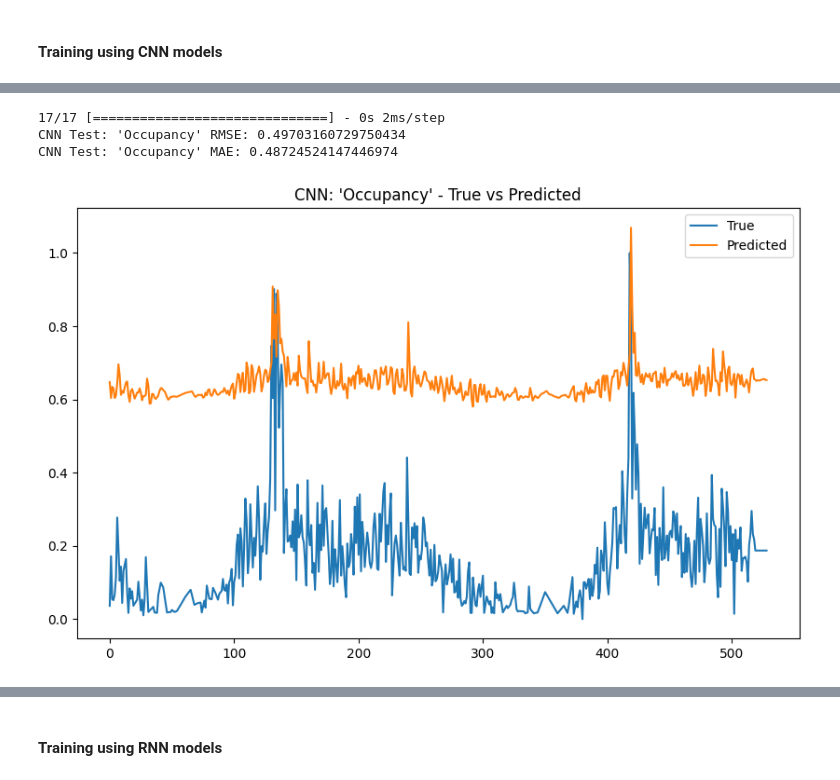
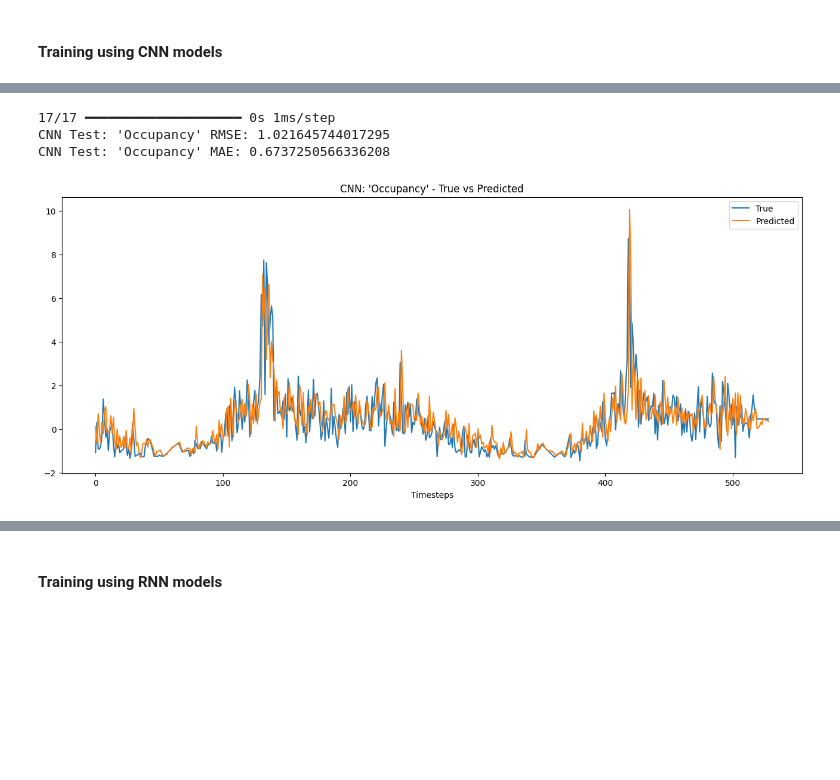
Before and after one commit to spate738/AISE4010-Group7-Project, a Jupyter notebook: realTraffic.ipynb, the cells around one changed output, grey strips where cells are left out. Cells and saved outputs as stored; diff of their text form; code cells hidden in the pictures; blank space fills up the shorter version.

```diff
--- a/realTraffic.ipynb
+++ b/realTraffic.ipynb
@@ -45,8 +67,8 @@ timestamp
 [figure]
 # %%
 # Load TravelTime dataset
-df_t1 = pd.read_csv('TravelTime_387.csv').rename(columns={'value':'Travel Time'})
-df_t2 = pd.read_csv('TravelTime_451.csv').rename(columns={'value':'Travel Time'})
+df_t1 = pd.read_csv(dir+'TravelTime_387.csv').rename(columns={'value':'Travel Time'})
+df_t2 = pd.read_csv(dir+'TravelTime_451.csv').rename(columns={'value':'Travel Time'})
 
 # Set index
 df_t1['timestamp'] = pd.to_datetime(df_t1['timestamp'])   # to datetime
@@ -73,9 +95,9 @@ timestamp
 [figure]
 # %%
 # Load speed dataset
-df_s1 = pd.read_csv('speed_6005.csv').rename(columns={'value':'Speed'})
-df_s2 = pd.read_csv('speed_t4013.csv').rename(columns={'value':'Speed'})
-df_s3 = pd.read_csv('speed_7578.csv').rename(columns={'value':'Speed'})
+df_s1 = pd.read_csv(dir+'speed_6005.csv').rename(columns={'value':'Speed'})
+df_s2 = pd.read_csv(dir+'speed_t4013.csv').rename(columns={'value':'Speed'})
+df_s3 = pd.read_csv(dir+'speed_7578.csv').rename(columns={'value':'Speed'})
 
 # Set index
 df_s1['timestamp'] = pd.to_datetime(df_s1['timestamp'])   # to datetime
@@ -122,7 +146,7 @@ data = data_t4013['2015-09-08 12':]  # take only data after certain date
 
 
 # Plot data before resampling
-plt.figure(figsize=(16,8))
+plt.figure(figsize=(16,6))
 plt.subplot(2,1,1)
 data['Speed'].plot(title='Intersection_t4013, before and after preprocess')#, ylabel='(different for each variable)')
 data['Occupancy'].plot()
@@ -136,11 +160,11 @@ data = data.interpolate()
 
 data['Travel Time'] = data['Travel Time'].bfill()   # special case where Travel Time has few initial data points missing
 
-# Normalize each variable using ________(MinMax)_________
-scaler = MinMaxScaler()
-data['Speed'] = scaler.fit_transform(data[['Speed']])
-data['Occupancy'] = scaler.fit_transform(data[['Occupancy']])
-data['Travel Time'] = scaler.fit_transform(data[['Travel Time']])
+# Normalize each variable using StandardScaler
+scaler_s, scaler_o, scaler_t = StandardScaler(), StandardScaler(), StandardScaler()
+data['Speed'] = scaler_s.fit_transform(data[['Speed']])
+data['Occupancy'] = scaler_o.fit_transform(data[['Occupancy']])
+data['Travel Time'] = scaler_t.fit_transform(data[['Travel Time']])
 
 
 # Plot data after preprocessing
@@ -228,12 +264,13 @@ model_CNN = Sequential([
     Dense(1)
 ])
 
-# Optimizer ________ and loss _________
-model_CNN.compile(optimizer='adam', loss='mean_squared_error')    # why?
+# Optimizer and loss fn
+model_CNN.compile(optimizer='adam', loss='mean_squared_error')
 
+# Copy models for each variable
 model_CNN_s, model_CNN_o, model_CNN_t = model_CNN, model_CNN, model_CNN
 
 # Choose parameters for training
-EPOCHS = 50
+EPOCHS = 40
 BATCH_SIZE = 32
 VAL_SPLIT = 0.2
@@ -433,24 +418,29 @@ CNN Test: 'Speed' MAE: 0.054473932317123094
 # %%
 # Evaluate and plot predictions
 yo_pred_cnn = model_CNN_o.predict(Xo_test)
+# Rescale to original units
+yo_test_rescale = scaler_o.inverse_transform(yo_test.reshape(-1, 1))
+yo_pred_cnn_rescale = scaler_o.inverse_transform(yo_pred_cnn)
 # Calculate RMSE and MAE
-cnn_rmse_o = np.sqrt(mean_squared_error(yo_test, yo_pred_cnn))
-cnn_mae_o = mean_absolute_error(yo_test, yo_pred_cnn)
+cnn_rmse_o = np.sqrt(mean_squared_error(yo_test_rescale, yo_pred_cnn_rescale))
+cnn_mae_o = mean_absolute_error(yo_test_rescale, yo_pred_cnn_rescale)
 
 print(f'CNN Test: \'Occupancy\' RMSE: {cnn_rmse_o}')
 print(f'CNN Test: \'Occupancy\' MAE: {cnn_mae_o}')
 
-plt.figure(figsize=(10,6))
-plt.plot(yo_test, label='True')
-plt.plot(yo_pred_cnn, label='Predicted')
+plt.figure(figsize=(16,6))
+plt.plot(yo_test_rescale, label='True')
+plt.plot(yo_pred_cnn_rescale, label='Predicted')
 plt.title('CNN: \'Occupancy\' - True vs Predicted')
+plt.ylabel('Average Cars')
+plt.xlabel('Timesteps')
 plt.legend()
 plt.show()
 # %% [output]
-17/17 [==============================] - 0s 2ms/step
-CNN Test: 'Occupancy' RMSE: 0.49703160729750434
-CNN Test: 'Occupancy' MAE: 0.48724524147446974
+17/17 ━━━━━━━━━━━━━━━━━━━━ 0s 1ms/step
+CNN Test: 'Occupancy' RMSE: 1.021645744017295
+CNN Test: 'Occupancy' MAE: 0.6737250566336208
-[figure, old version]
+[figure, new version]
 # %%
 # Evaluate and plot predictions
 yt_pred_cnn = model_CNN_t.predict(Xt_test)
```
Also changed, not shown: parts of 95 cells of this notebook.
